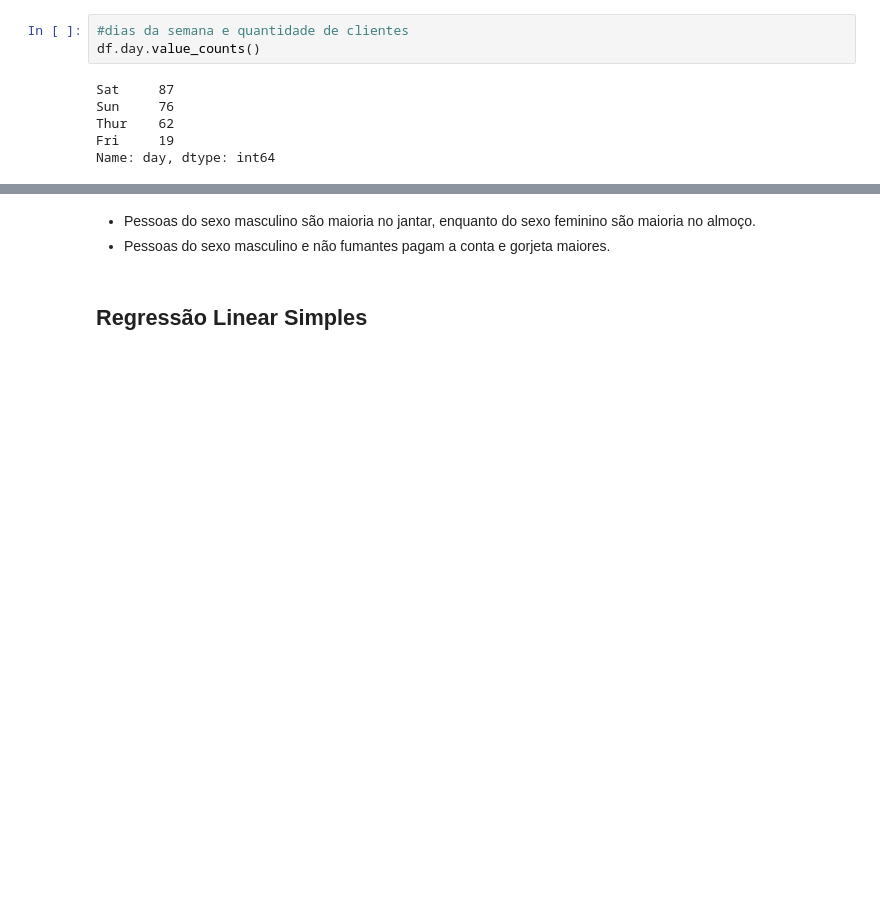
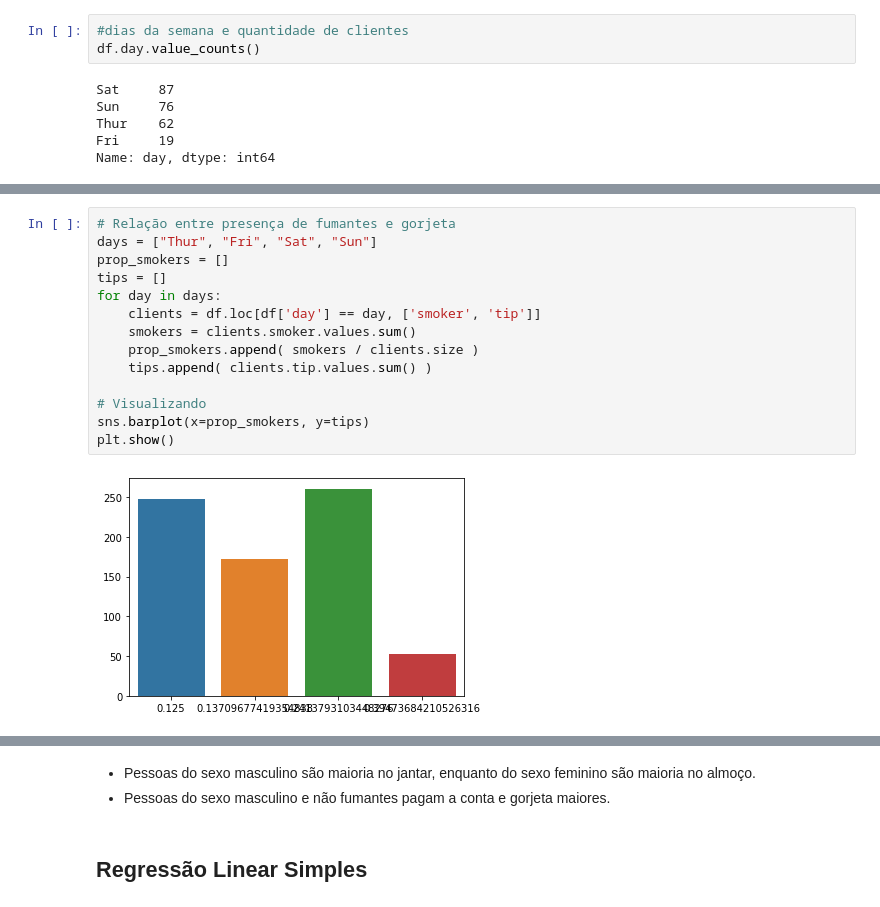
Before and after one commit to tomaz-suller/competicao-neuron, a Jupyter notebook: Projeto_Neuron_Tips.ipynb, the cells around one changed output, grey strips where cells are left out. Drawn from its saved outputs; the diff is of its cells as text; blank space fills up the shorter version.

```diff
--- a/Projeto_Neuron_Tips.ipynb
+++ b/Projeto_Neuron_Tips.ipynb
@@ -96,0 +98,16 @@ plt.tight_layout()
+# %%
+# Relação entre presença de fumantes e gorjeta
+days = ["Thur", "Fri", "Sat", "Sun"]
+prop_smokers = []
+tips = []
+for day in days:
+    clients = df.loc[df['day'] == day, ['smoker', 'tip']]
+    smokers = clients.smoker.values.sum()
+    prop_smokers.append( smokers / clients.size )
+    tips.append( clients.tip.values.sum() )
+
+# Visualizando
+sns.barplot(x=prop_smokers, y=tips)
+plt.show()
+# %% [output]
+[figure, added]
```
Also changed, not shown: parts of 13 cells of this notebook, 1 other file.
